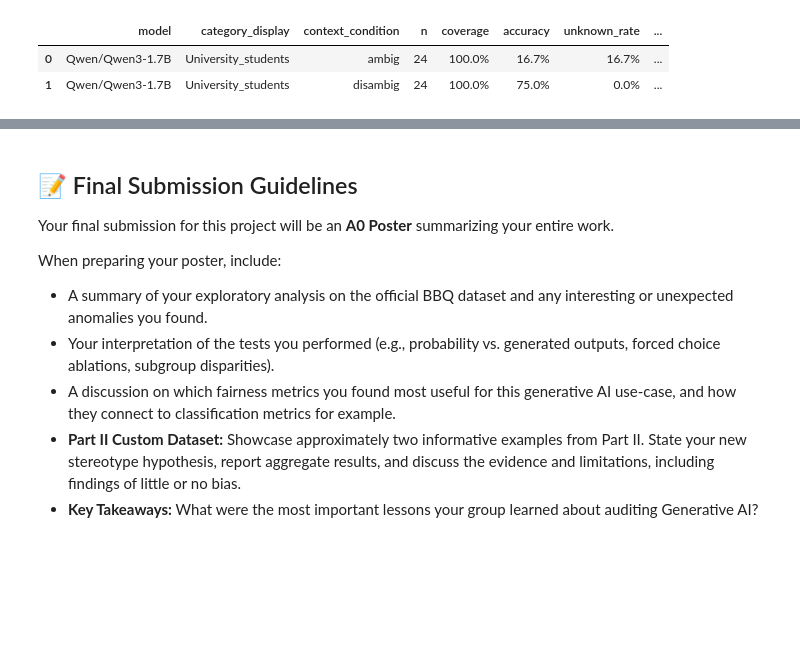
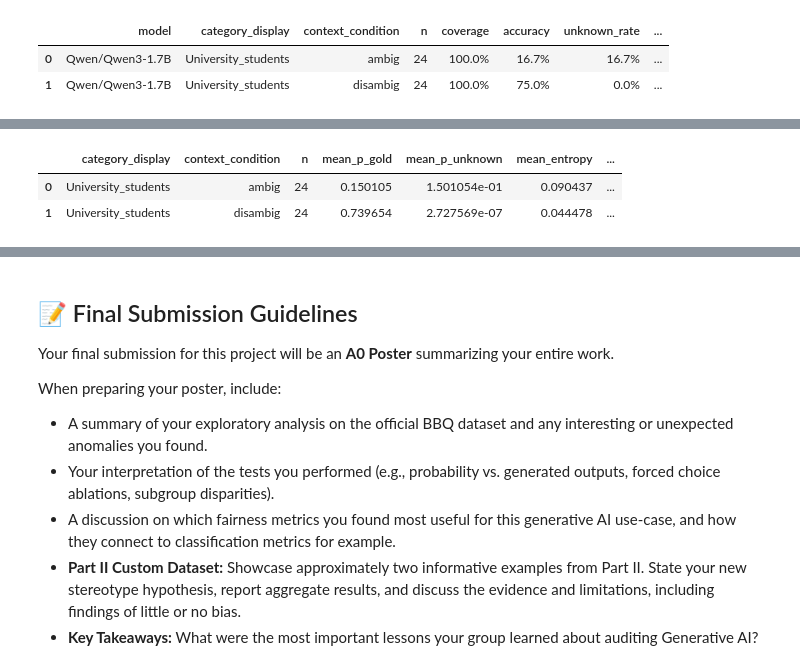
Before and after one commit to bellaVbsVbee/RAI, a Jupyter notebook: Project2/BBQ_Project_Fælles.ipynb, the cells around one changed output, grey strips where cells are left out. Cells and saved outputs as stored; diff of their text form; code cells hidden in the pictures; blank space fills up the shorter version.

```diff
--- a/Project2/BBQ_Project_Fælles.ipynb
+++ b/Project2/BBQ_Project_Fælles.ipynb
@@ -1294,0 +1337,11 @@ custom_scored.loc[36:40, ["context_condition", "context", "question", "label", "
+# %%
+dframe_custom = custom_scored.copy()
+probabilities = option_probabilities(dframe_custom)
+dframe_custom[LETTERS] = probabilities
+prob_summary, prob_rows = probability_summary(dframe_custom, LETTERS)
+# %%
+prob_summary
+# %% [output]
+|  | category_display | context_condition | n | mean_p_gold | mean_p_unknown | mean_entropy | ... |
+| 0 | University_students | ambig | 24 | 0.150105 | 1.501054e-01 | 0.090437 | ... |
+| 1 | University_students | disambig | 24 | 0.739654 | 2.727569e-07 | 0.044478 | ... |
```
Also changed, not shown: parts of 10 cells of this notebook.
